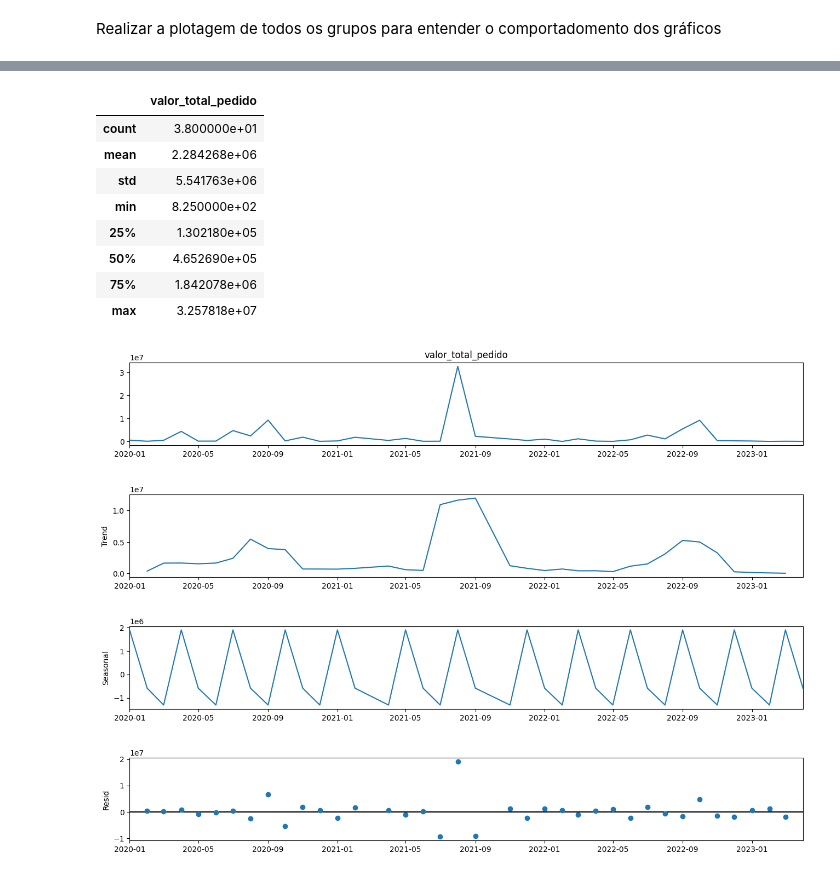
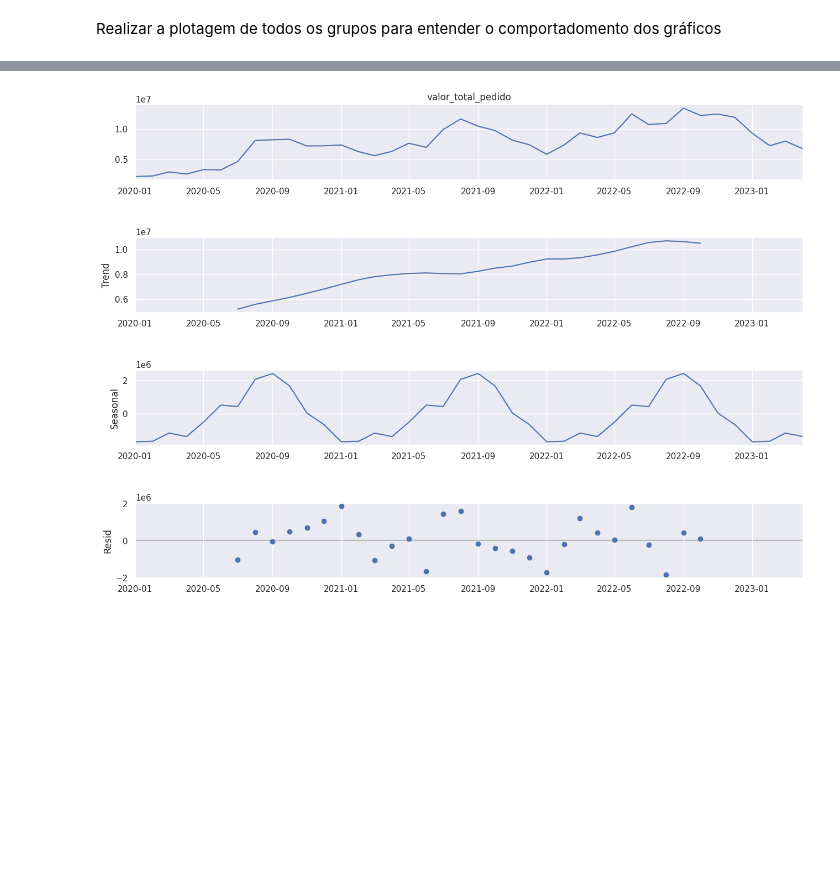
Before and after one commit to roliveira15/Data_Science_Sales_Forecast, a Jupyter notebook: Sales_Forecast.ipynb, the cells around one changed output, grey strips where cells are left out. Saved outputs shown, nothing was run; the diff lists cells and outputs as text; code cells hidden in the pictures; blank space fills up the shorter version.

```diff
--- a/Sales_Forecast.ipynb
+++ b/Sales_Forecast.ipynb
@@ -177,0 +202,6 @@ plt.show()
+# %%
+import seaborn as sns
+sns.set()
+
+#sns.boxplot(data=groupStructures['grupo_gerencial_produto','valor_total_pedido'],y='vlr',showfliers=True,color='pink');
+sns.boxplot(data=df,orient='v',showfliers=True)
@@ -183,12 +216,11 @@ from statsmodels.graphics.tsaplots import plot_acf
 from statsmodels.graphics.tsaplots import plot_pacf
 
 
-modelo_preditivo = groupStructures.loc[(groupStructures['grupo_gerencial_produto'] == 'DRIVE IN') & (groupStructures['data'] >= '2020-01-01') & (groupStructures['data'] < '2023-05-01') & (groupStructures['regiao'] == 'Sudeste') ]
+modelo_preditivo = groupStructures.loc[(groupStructures['grupo_gerencial_produto'] == 'PORTA PALLET') & (groupStructures['data'] >= '2020-01-01') & (groupStructures['data'] < '2023-05-01') & (groupStructures['regiao'] == 'Sudeste') ]
 
 modelo_preditivo['data_agrupada'] =  modelo_preditivo['ano'].map(str)+ '-' + modelo_preditivo['mes'].map(str) + '-01'
 
 modelo_preditivo['data_agrupada'] = pd.to_datetime((modelo_preditivo['data_agrupada']))
-
 
 modelo_preditivo = modelo_preditivo.drop(columns=['data','peso','conta_numero_pedido_vendedor','mes','ano']).round({'valor_total_pedido': 0}).groupby(['data_agrupada']).sum()
 
@@ -196,7 +228,7 @@ modelo_preditivo.index.names = ['data_agrupada']
 
 #modelo_preditivo['valor_total_pedido_TESTE'] = modelo_preditivo['valor_total_pedido'].rolling(window = 5).mean()
 
-modelo_preditivo['valor_total_pedido'] = modelo_preditivo['valor_total_pedido'].ewm(span=1).mean()
+modelo_preditivo['valor_total_pedido'] = modelo_preditivo['valor_total_pedido'].ewm(span=7).mean()
 #modelo_preditivo.dropna(subset=['valor_total_pedido'],inplace=True)
 display(modelo_preditivo)
 # %% [output]
@@ -231,27 +263,19 @@ See the caveats in the documentation: https://pandas.pydata.org/pandas-docs/stab
 # %%
 
 from statsmodels.tsa.seasonal import seasonal_decompose
 
 #array = np.array(modelo_preditivo['valor_total_pedido'])
 
-results = seasonal_decompose(x=modelo_preditivo['valor_total_pedido'],model='additive',period=3)
+teste = modelo_preditivo['valor_total_pedido']
 
+results = seasonal_decompose(x=modelo_preditivo['valor_total_pedido'],model='additive')
+#modelo_preditivo['valor_total_pedido'] = results.trend
 fig = results.plot()
 fig.set_size_inches(13, 10)
 
-
-modelo_preditivo.describe()
+#modelo_preditivo.describe()
 # %% [output]
-|  | valor_total_pedido |
-| count | 3.800000e+01 |
-| mean | 2.284268e+06 |
-| std | 5.541763e+06 |
-| min | 8.250000e+02 |
-| 25% | 1.302180e+05 |
-| 50% | 4.652690e+05 |
-| 75% | 1.842078e+06 |
-| max | 3.257818e+07 |
-[figure, old version]
+[figure, new version]
 # %%
 tsdisplay(modelo_preditivo,lag_max=15,figsize=(10,6))
 # %% [output]
```
Also changed, not shown: parts of 15 cells of this notebook.
